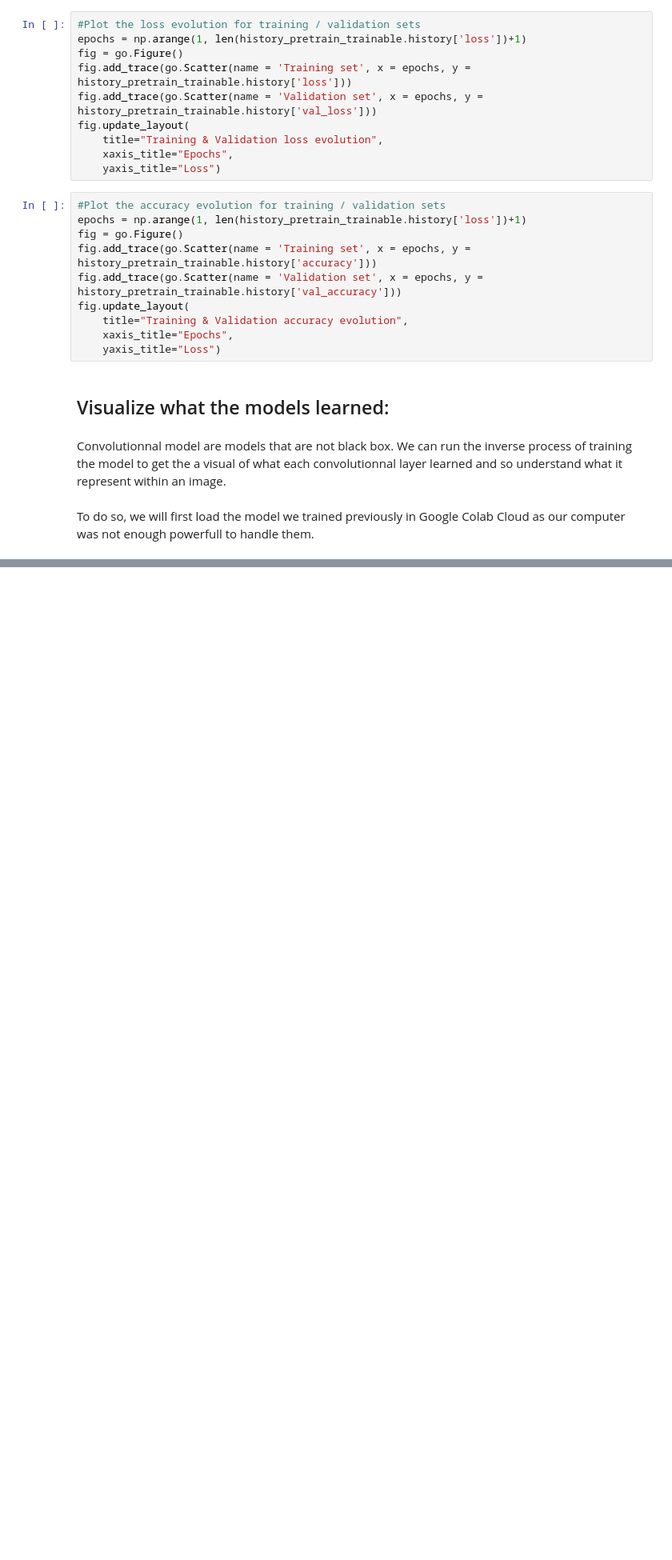
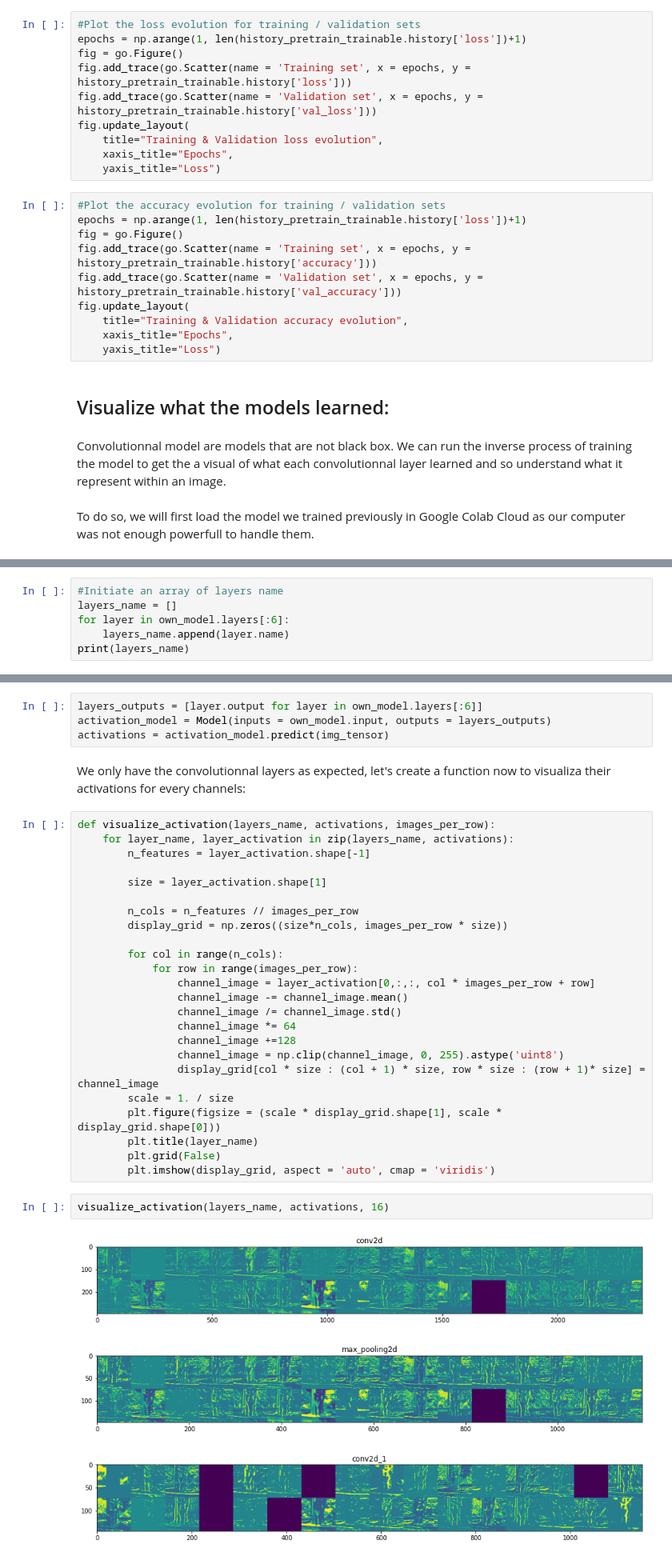
Before and after one commit to SebastienPavot/Kaggle-Cat-vs-Dog-Classification, a Jupyter notebook: Code/Cats vs Dogs Classification.ipynb, the cells around one changed output, grey strips where cells are left out. Shown at 80% size. Drawn from its saved outputs; the diff is of its cells as text; blank space fills up the shorter version.

```diff
--- a/Code/Cats vs Dogs Classification.ipynb
+++ b/Code/Cats vs Dogs Classification.ipynb
@@ -605,0 +633,6 @@ pip install --upgrade keras
+# %%
+#Initiate an array of layers name
+layers_name = []
+for layer in own_model.layers[:6]:
+    layers_name.append(layer.name)
+print(layers_name)
@@ -605,0 +641,36 @@ pip install --upgrade keras
+# %%
+layers_outputs = [layer.output for layer in own_model.layers[:6]]
+activation_model = Model(inputs = own_model.input, outputs = layers_outputs)
+activations = activation_model.predict(img_tensor)
+# %% [markdown]
+We only have the convolutionnal layers as expected, let's create a function now to visualiza their activations for every channels:
+# %%
+def visualize_activation(layers_name, activations, images_per_row):
+    for layer_name, layer_activation in zip(layers_name, activations):
+        n_features = layer_activation.shape[-1]
+
+        size = layer_activation.shape[1]
+
+        n_cols = n_features // images_per_row
+        display_grid = np.zeros((size*n_cols, images_per_row * size))
+
+        for col in range(n_cols):
+            for row in range(images_per_row):
+                channel_image = layer_activation[0,:,:, col * images_per_row + row]
+                channel_image -= channel_image.mean()
+                channel_image /= channel_image.std()
+                channel_image *= 64
+                channel_image +=128
+                channel_image = np.clip(channel_image, 0, 255).astype('uint8')
+                display_grid[col * size : (col + 1) * size, row * size : (row + 1)* size] = channel_image
+        scale = 1. / size
+        plt.figure(figsize = (scale * display_grid.shape[1], scale * display_grid.shape[0]))
+        plt.title(layer_name)
+        plt.grid(False)
+        plt.imshow(display_grid, aspect = 'auto', cmap = 'viridis')
+# %%
+visualize_activation(layers_name, activations, 16)
+# %% [output]
+[figure, added]
+[figure, added]
+[figure, added]
```
Also changed, not shown: parts of 11 cells of this notebook.
